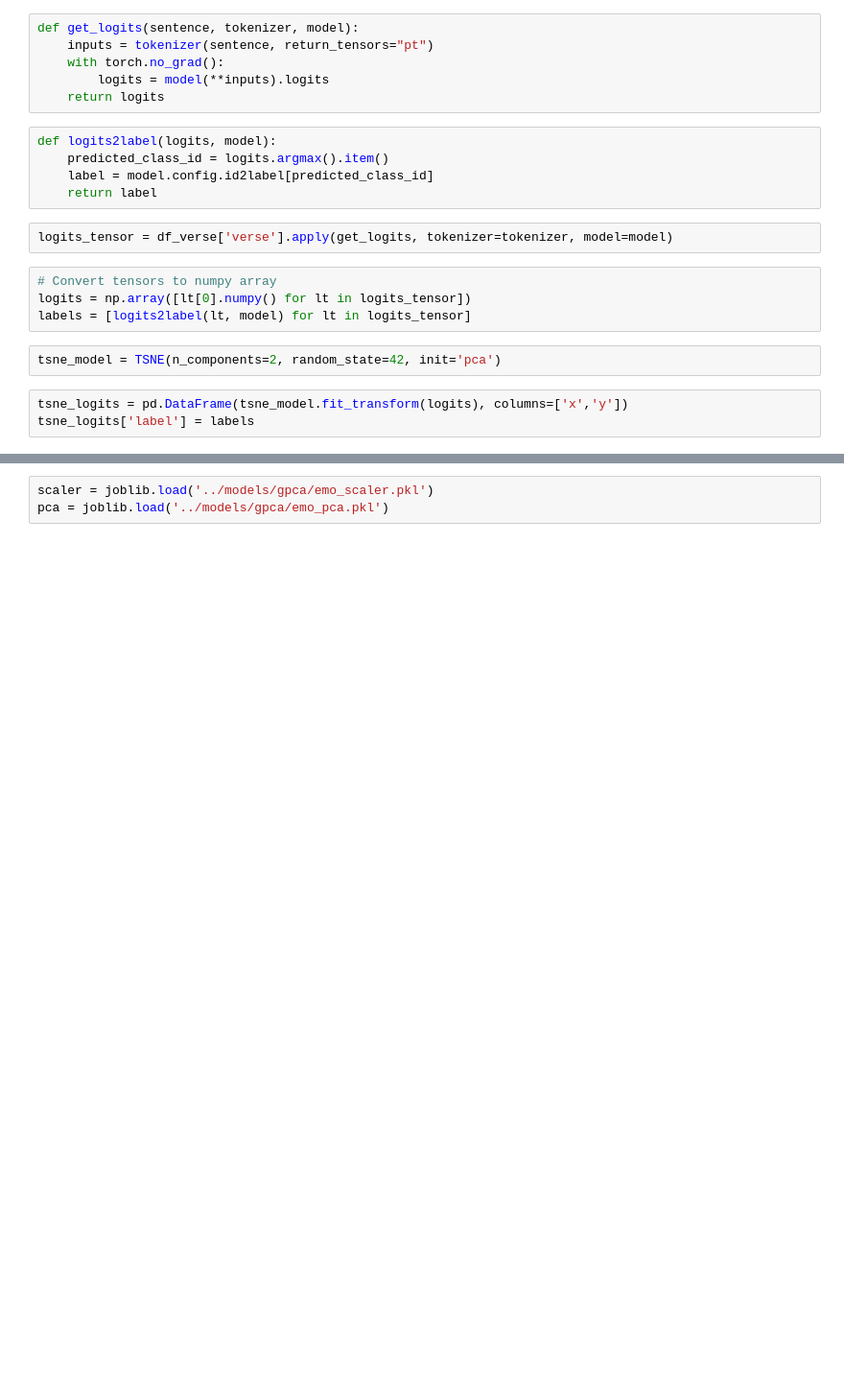
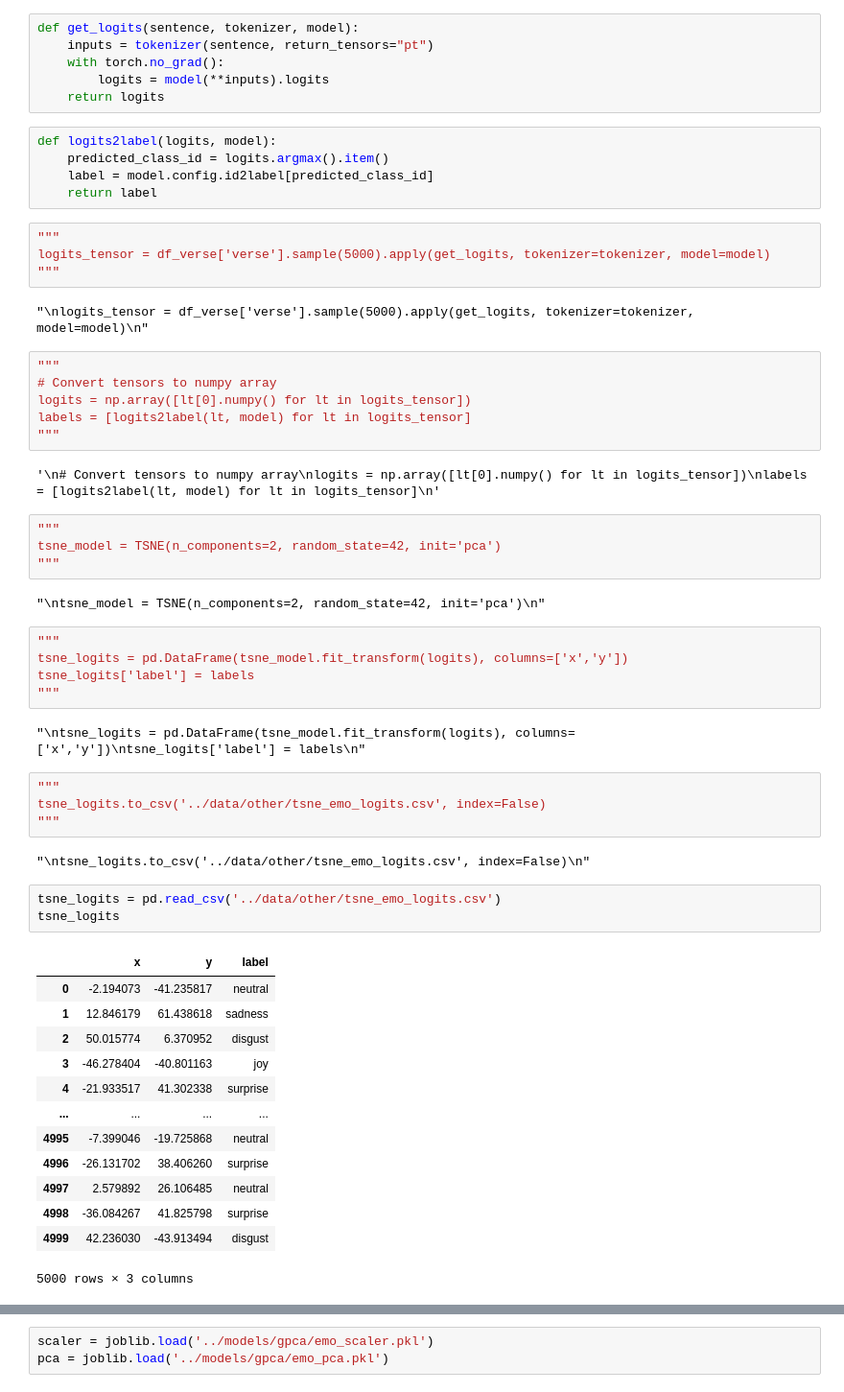
Before and after one commit to mattiapggioli/lyrics2ts, a Jupyter notebook: notebooks/03_gpca_model_training.ipynb, the cells around one changed output, grey strips where cells are left out. Shown at 96% size. Saved outputs shown, nothing was run; the diff lists cells and outputs as text; blank space fills up the shorter version.

```diff
--- a/notebooks/03_gpca_model_training.ipynb
+++ b/notebooks/03_gpca_model_training.ipynb
@@ -249,16 +291,55 @@ def logits2label(logits, model):
     label = model.config.id2label[predicted_class_id]
     return label
 # %%
-logits_tensor = df_verse['verse'].apply(get_logits, tokenizer=tokenizer, model=model)
+"""
+logits_tensor = df_verse['verse'].sample(5000).apply(get_logits, tokenizer=tokenizer, model=model)
+"""
+# %% [output]
+"\nlogits_tensor = df_verse['verse'].sample(5000).apply(get_logits, tokenizer=tokenizer, model=model)\n"
 # %%
+"""
 # Convert tensors to numpy array
 logits = np.array([lt[0].numpy() for lt in logits_tensor])
 labels = [logits2label(lt, model) for lt in logits_tensor]
+"""
+# %% [output]
+'\n# Convert tensors to numpy array\nlogits = np.array([lt[0].numpy() for lt in logits_tensor])\nlabels = [logits2label(lt, model) for lt in logits_tensor]\n'
 # %%
+"""
 tsne_model = TSNE(n_components=2, random_state=42, init='pca')
+"""
+# %% [output]
+"\ntsne_model = TSNE(n_components=2, random_state=42, init='pca')\n"
 # %%
+"""
 tsne_logits = pd.DataFrame(tsne_model.fit_transform(logits), columns=['x','y'])
 tsne_logits['label'] = labels
+"""
+# %% [output]
+"\ntsne_logits = pd.DataFrame(tsne_model.fit_transform(logits), columns=['x','y'])\ntsne_logits['label'] = labels\n"
+# %%
+"""
+tsne_logits.to_csv('../data/other/tsne_emo_logits.csv', index=False)
+"""
+# %% [output]
+"\ntsne_logits.to_csv('../data/other/tsne_emo_logits.csv', index=False)\n"
+# %%
+tsne_logits = pd.read_csv('../data/other/tsne_emo_logits.csv')
+tsne_logits
+# %% [output]
+|  | x | y | label |
+| 0 | -2.194073 | -41.235817 | neutral |
+| 1 | 12.846179 | 61.438618 | sadness |
+| 2 | 50.015774 | 6.370952 | disgust |
+| 3 | -46.278404 | -40.801163 | joy |
+| 4 | -21.933517 | 41.302338 | surprise |
+| ... | ... | ... | ... |
+| 4995 | -7.399046 | -19.725868 | neutral |
+| 4996 | -26.131702 | 38.406260 | surprise |
+| 4997 | 2.579892 | 26.106485 | neutral |
+| 4998 | -36.084267 | 41.825798 | surprise |
+| 4999 | 42.236030 | -43.913494 | disgust |
+5000 rows × 3 columns
 # %%
 fig, ax = plt.subplots()
 ax = sns.scatterplot(data=tsne_logits, x='x', y='y', hue='label')
```
Also changed, not shown: parts of 26 cells of this notebook, 7 other files.
